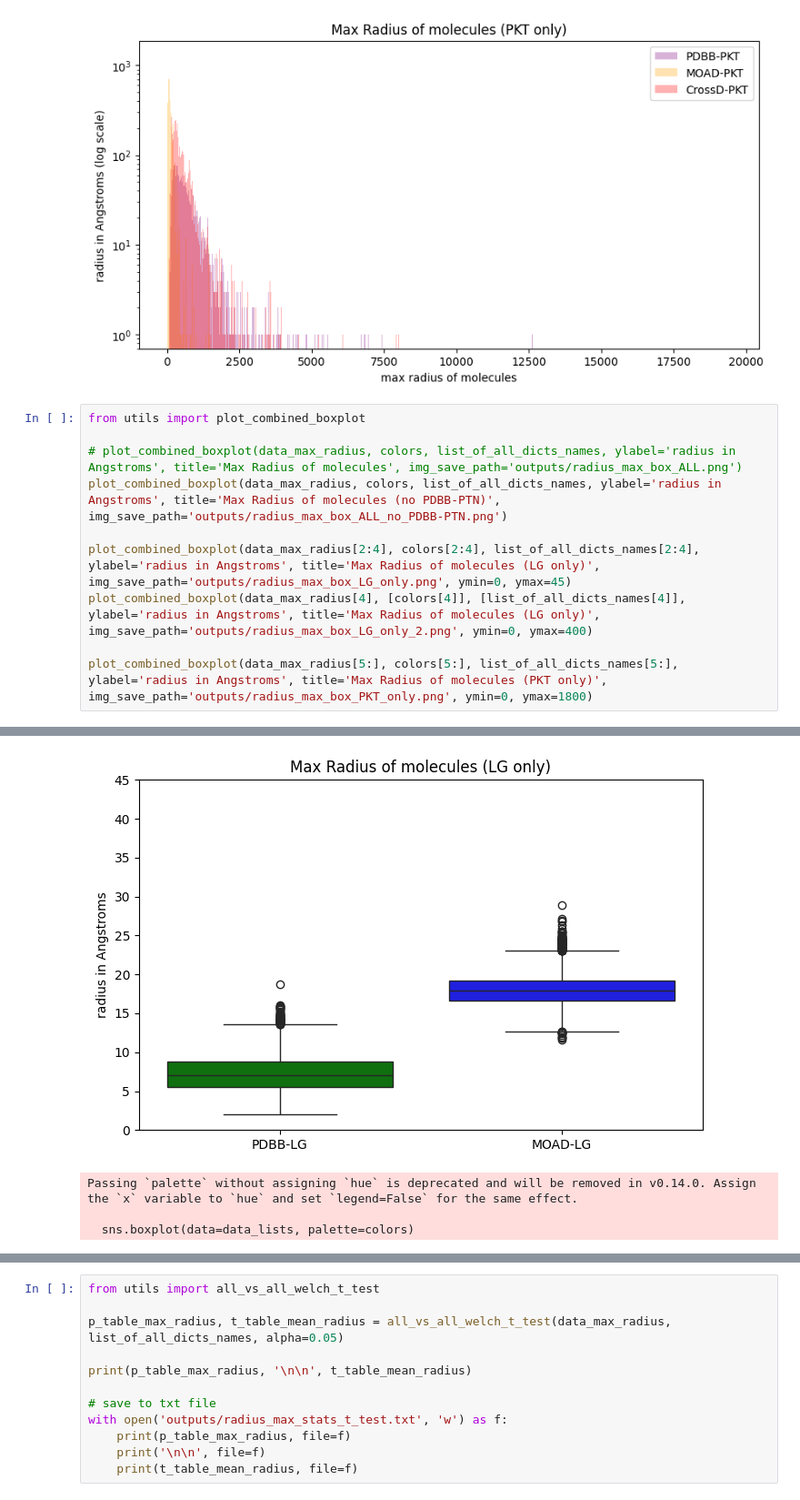
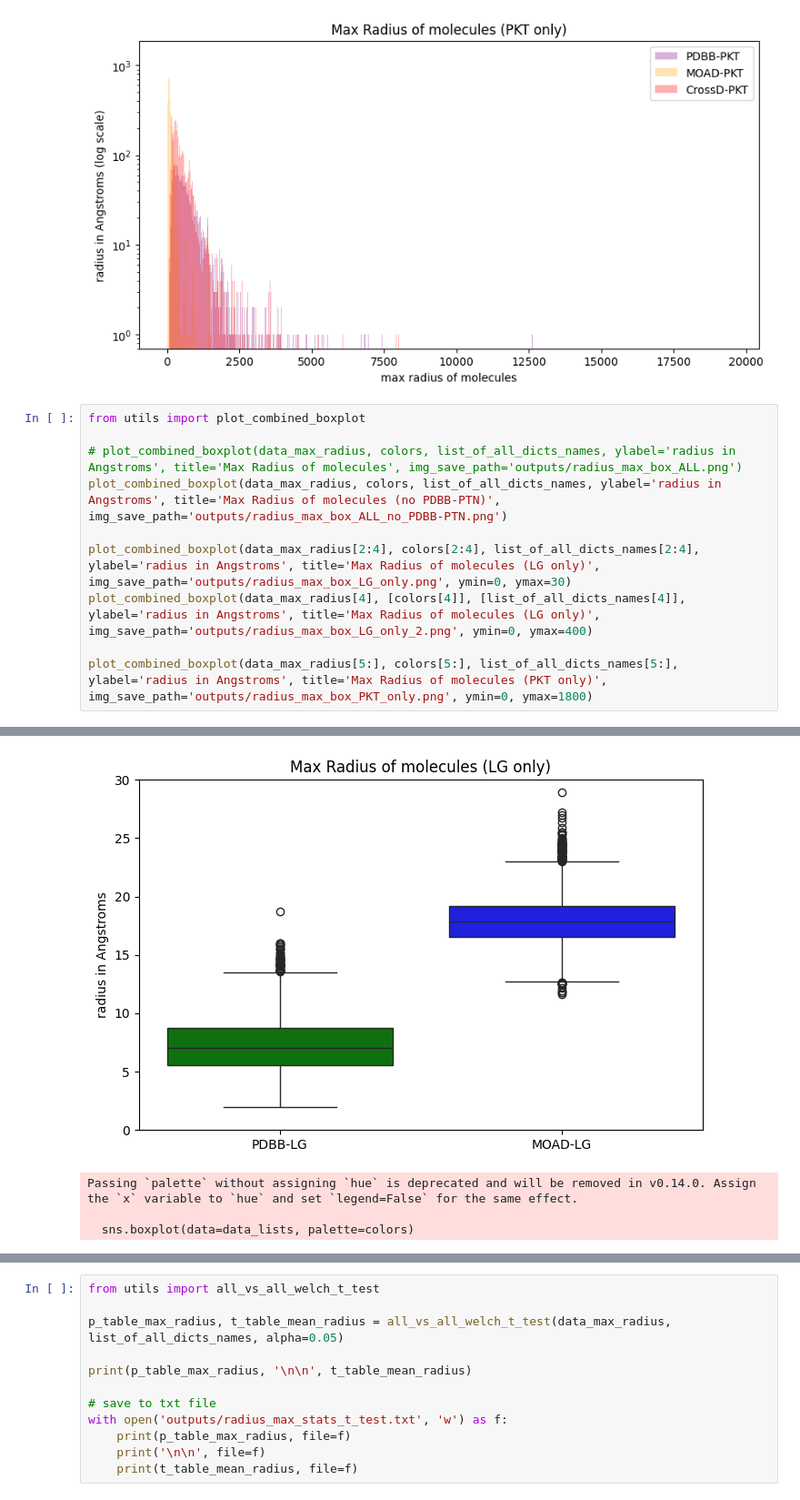
Before and after one commit to gohyixian/GeoLDM-edit, a Jupyter notebook: data_EDA/eda.ipynb, the cells around one changed output, grey strips where cells are left out. Shown at 91% size. Cells and saved outputs as stored; diff of their text form.

Commit message:
diagram update

```diff
--- a/data_EDA/eda.ipynb
+++ b/data_EDA/eda.ipynb
@@ -424,16 +424,16 @@ plot_combined_histogram(data_max_radius[5:], colors[5:], list_of_all_dicts_names
 # %%
 from utils import plot_combined_boxplot
 
 # plot_combined_boxplot(data_max_radius, colors, list_of_all_dicts_names, ylabel='radius in Angstroms', title='Max Radius of molecules', img_save_path='outputs/radius_max_box_ALL.png')
 plot_combined_boxplot(data_max_radius, colors, list_of_all_dicts_names, ylabel='radius in Angstroms', title='Max Radius of molecules (no PDBB-PTN)', img_save_path='outputs/radius_max_box_ALL_no_PDBB-PTN.png')
 
-plot_combined_boxplot(data_max_radius[2:4], colors[2:4], list_of_all_dicts_names[2:4], ylabel='radius in Angstroms', title='Max Radius of molecules (LG only)', img_save_path='outputs/radius_max_box_LG_only.png', ymin=0, ymax=45)
+plot_combined_boxplot(data_max_radius[2:4], colors[2:4], list_of_all_dicts_names[2:4], ylabel='radius in Angstroms', title='Max Radius of molecules (LG only)', img_save_path='outputs/radius_max_box_LG_only.png', ymin=0, ymax=30)
 plot_combined_boxplot(data_max_radius[4], [colors[4]], [list_of_all_dicts_names[4]], ylabel='radius in Angstroms', title='Max Radius of molecules (LG only)', img_save_path='outputs/radius_max_box_LG_only_2.png', ymin=0, ymax=400)
 
 plot_combined_boxplot(data_max_radius[5:], colors[5:], list_of_all_dicts_names[5:], ylabel='radius in Angstroms', title='Max Radius of molecules (PKT only)', img_save_path='outputs/radius_max_box_PKT_only.png', ymin=0, ymax=1800)
 # %% [output]
 [figure]
-[figure, old version]
+[figure, new version]
 Passing `palette` without assigning `hue` is deprecated and will be removed in v0.14.0. Assign the `x` variable to `hue` and set `legend=False` for the same effect.
 
   sns.boxplot(data=data_lists, palette=colors)
```
Also changed, not shown: 1 other file.
